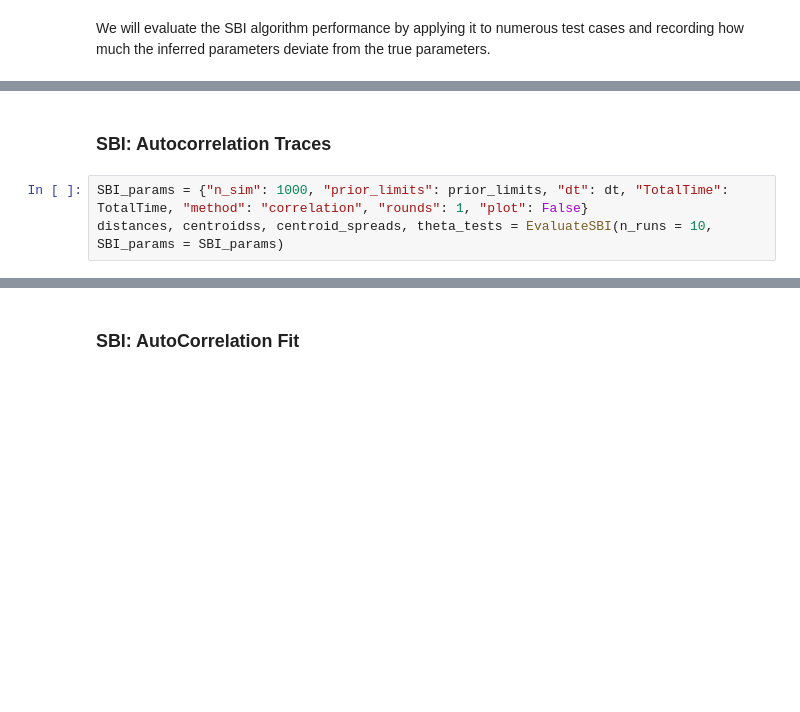
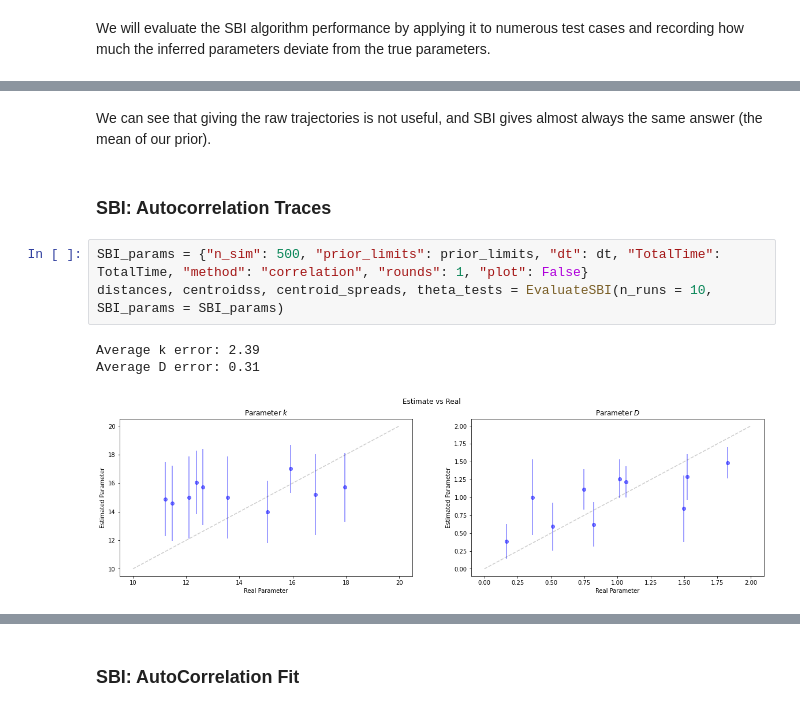
Before and after one commit to jacopocarotenuto/SBI_RedBloodCells, a Jupyter notebook: Code/Notebooks/OrnsteinUhlenbeckFinal.ipynb, the cells around one changed output, grey strips where cells are left out. Drawn from its saved outputs; the diff is of its cells as text; blank space fills up the shorter version.

```diff
--- a/Code/Notebooks/OrnsteinUhlenbeckFinal.ipynb
+++ b/Code/Notebooks/OrnsteinUhlenbeckFinal.ipynb
@@ -438,5 +436,11 @@ distances, centroidss, centroid_spreads, theta_tests = EvaluateSBI(n_runs = 10,
+# %% [markdown]
+We can see that giving the raw trajectories is not useful, and SBI gives almost always the same answer (the mean of our prior).
 # %% [markdown]
 ### SBI: Autocorrelation Traces
 # %%
-SBI_params = {"n_sim": 1000, "prior_limits": prior_limits, "dt": dt, "TotalTime": TotalTime, "method": "correlation", "rounds": 1, "plot": False}
+SBI_params = {"n_sim": 500, "prior_limits": prior_limits, "dt": dt, "TotalTime": TotalTime, "method": "correlation", "rounds": 1, "plot": False}
 distances, centroidss, centroid_spreads, theta_tests = EvaluateSBI(n_runs = 10, SBI_params = SBI_params)
+# %% [output]
+Average k error: 2.39
+Average D error: 0.31
+[figure, added]
```
Also changed, not shown: parts of 21 cells of this notebook, 2 other files.
